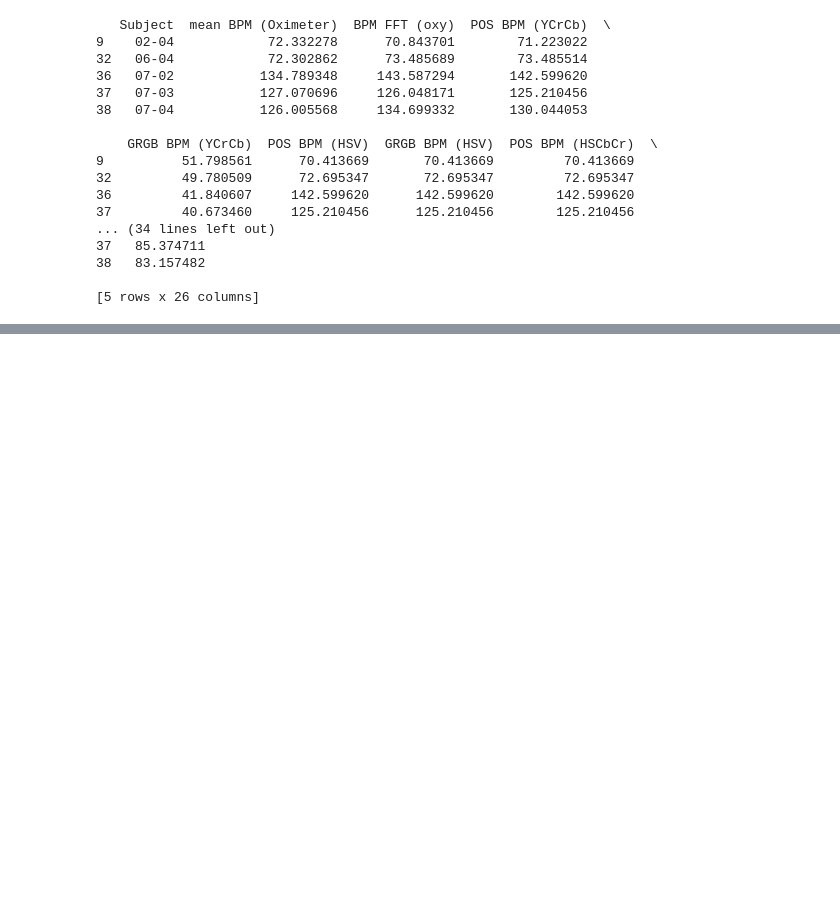
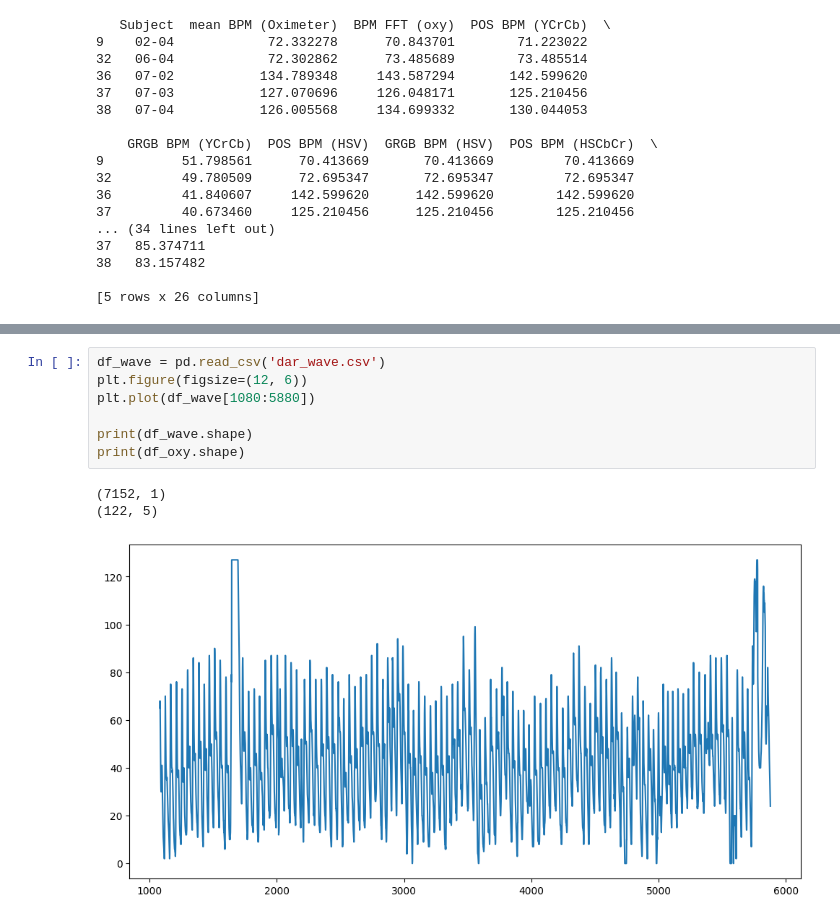
Before and after one commit to Ren1100/remote-PPG, a Jupyter notebook: test.ipynb, the cells around one changed output, grey strips where cells are left out. Saved outputs shown, nothing was run; the diff lists cells and outputs as text; blank space fills up the shorter version.

```diff
--- a/test.ipynb
+++ b/test.ipynb
@@ -1479,0 +1576,11 @@ plt.show()
+# %%
+df_wave = pd.read_csv('dar_wave.csv')
+plt.figure(figsize=(12, 6))
+plt.plot(df_wave[1080:5880])
+
+print(df_wave.shape)
+print(df_oxy.shape)
+# %% [output]
+(7152, 1)
+(122, 5)
+[figure, added]
```
Also changed, not shown: parts of 5 cells of this notebook, 1 other file.
